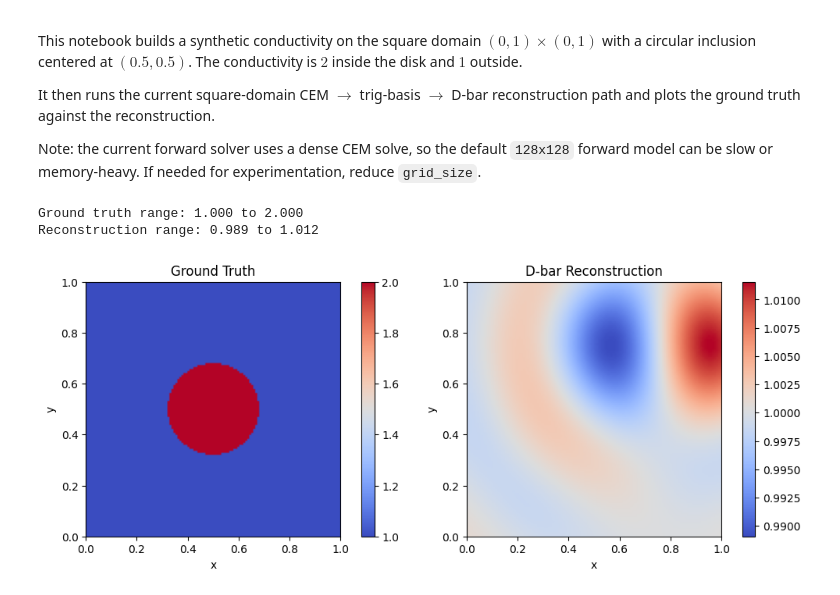
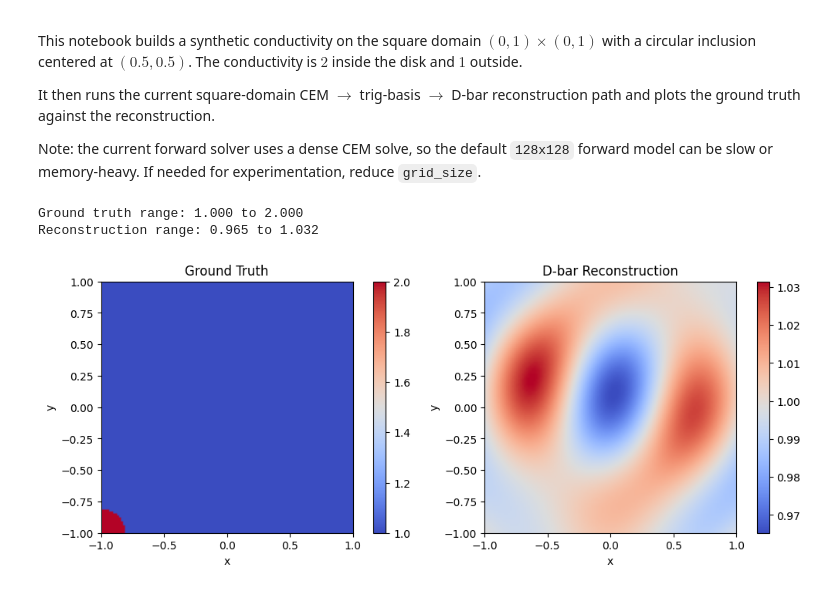
Before and after one commit to scaomath/dbar-eit-pytorch, a Jupyter notebook: examples/example_circular.ipynb, the cells around one changed output. Saved outputs shown, nothing was run; the diff lists cells and outputs as text; code cells hidden in the pictures.

```diff
--- a/examples/example_circular.ipynb
+++ b/examples/example_circular.ipynb
@@ -21,14 +19,14 @@ from torch_dbar.forward_solver import DiffusionEquation2D, make_adjacent_current
 torch.set_default_dtype(torch.float64)
 # %%
 grid_size = 128
-domain_size = 1.0
+domain_size = 2.0
 n_electrodes = 8
 n_boundary_samples = 128
 k_grid_size = 32
 k_radius = 3.0
 contact_impedance = 1.0
 
-disk_center = (0.5, 0.5)
+disk_center = (0, 0)
 disk_radius = 0.18
 disk_conductivity = 2.0
 background_conductivity = 1.0
@@ -84,23 +82,23 @@ print(f'Ground truth range: {float(sigma_gt_cpu.min()):.3f} to {float(sigma_gt_c
 print(f'Reconstruction range: {float(sigma_rec.min()):.3f} to {float(sigma_rec.max()):.3f}')
 # %% [output]
 Ground truth range: 1.000 to 2.000
-Reconstruction range: 0.989 to 1.012
+Reconstruction range: 0.965 to 1.032
 # %%
 fig, axes = plt.subplots(1, 2, figsize=(10, 4), constrained_layout=True)
-extent = (0.0, domain_size, 0.0, domain_size)
+extent = (-domain_size/2, domain_size/2, -domain_size/2, domain_size/2)
 
 im0 = axes[0].imshow(sigma_gt_cpu.T, origin='lower', extent=extent, cmap='coolwarm', vmin=1.0, vmax=2.0)
 axes[0].set_title('Ground Truth')
 axes[0].set_xlabel('x')
 axes[0].set_ylabel('y')
 
 im1 = axes[1].imshow(sigma_rec.T, origin='lower', extent=extent, cmap='coolwarm')
 axes[1].set_title('D-bar Reconstruction')
 axes[1].set_xlabel('x')
 axes[1].set_ylabel('y')
 
 fig.colorbar(im0, ax=axes[0], fraction=0.046, pad=0.04)
 fig.colorbar(im1, ax=axes[1], fraction=0.046, pad=0.04)
 plt.show()
 # %% [output]
-[figure, old version]
+[figure, new version]
```
Also changed, not shown: parts of 1 cell of this notebook, 2 other files.
